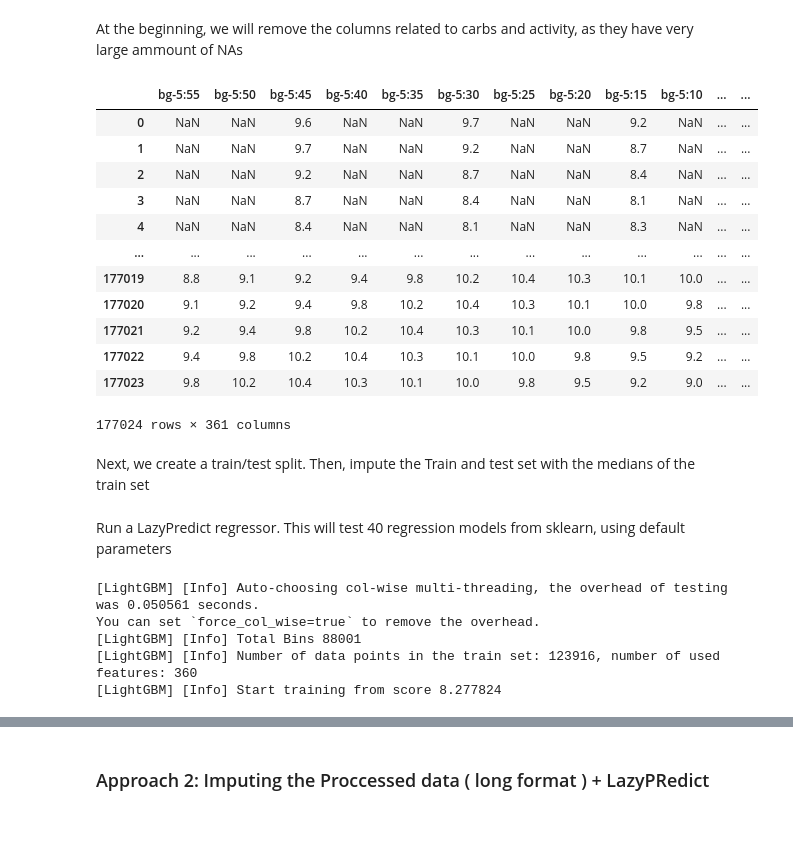
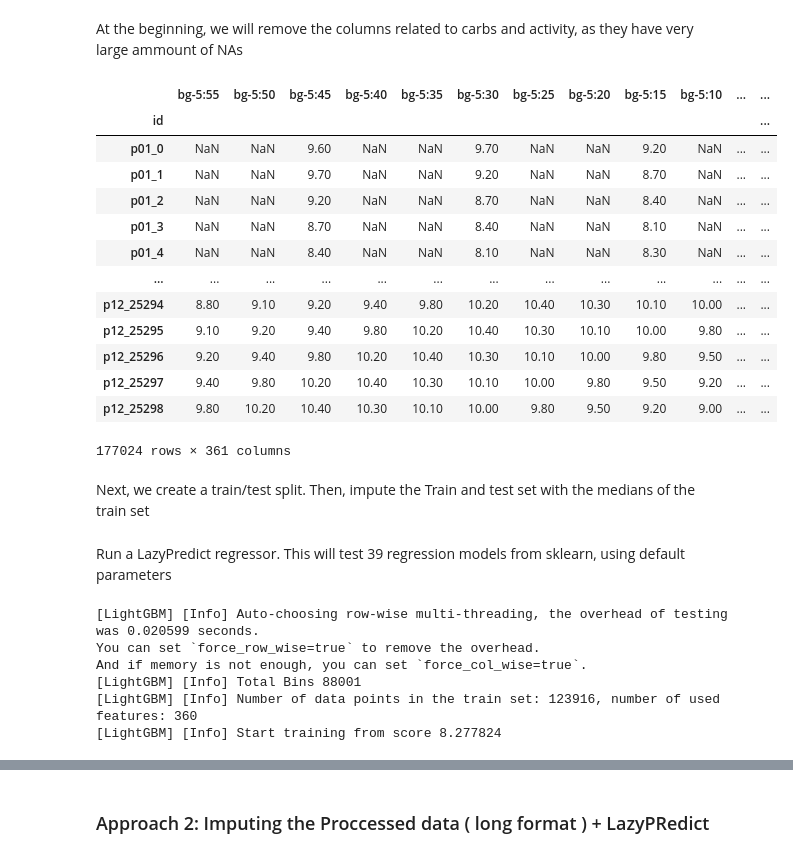
Before and after one commit to masaver/brist1d, a Jupyter notebook: notebooks/0.5-ms-preliminary_preprocessing_and_modeling.ipynb, the cells around one changed output, grey strips where cells are left out. Saved outputs shown, nothing was run; the diff lists cells and outputs as text; code cells hidden in the pictures; blank space fills up the shorter version.

```diff
--- a/notebooks/0.5-ms-preliminary_preprocessing_and_modeling.ipynb
+++ b/notebooks/0.5-ms-preliminary_preprocessing_and_modeling.ipynb
@@ -55,5 +26,5 @@ warnings.filterwarnings("ignore")
 # %%
 # Read the raw data
-train = pd.read_csv('../data/raw/train.csv')
+train = pd.read_csv( '../data/raw/train.csv' , index_col = 0 )
 train.head()
 # %% [output]
@@ -69,23 +41,24 @@ At the beginning, we will remove the columns related to carbs and activity, as t
 # %%
 cond = (train.columns.str.startswith('activity-')) | (train.columns.str.startswith('carbs-'))
 exclude_cols = train.columns[np.where(cond)[0]]
 
 # Also exclude the 'id','p_num' & 'time'
-train_s = train.drop(exclude_cols, axis=1).drop(['id', 'p_num', 'time'], axis=1)
+train_s = train.drop(exclude_cols, axis=1).drop(['p_num', 'time'], axis=1)
 train_s
 # %% [output]
 |  | bg-5:55 | bg-5:50 | bg-5:45 | bg-5:40 | bg-5:35 | bg-5:30 | bg-5:25 | bg-5:20 | bg-5:15 | bg-5:10 | ... | ... |
-| 0 | NaN | NaN | 9.6 | NaN | NaN | 9.7 | NaN | NaN | 9.2 | NaN | ... | ... |
-| 1 | NaN | NaN | 9.7 | NaN | NaN | 9.2 | NaN | NaN | 8.7 | NaN | ... | ... |
-| 2 | NaN | NaN | 9.2 | NaN | NaN | 8.7 | NaN | NaN | 8.4 | NaN | ... | ... |
-| 3 | NaN | NaN | 8.7 | NaN | NaN | 8.4 | NaN | NaN | 8.1 | NaN | ... | ... |
-| 4 | NaN | NaN | 8.4 | NaN | NaN | 8.1 | NaN | NaN | 8.3 | NaN | ... | ... |
+| id |  |  |  |  |  |  |  |  |  |  |  | ... |
+| p01_0 | NaN | NaN | 9.60 | NaN | NaN | 9.70 | NaN | NaN | 9.20 | NaN | ... | ... |
+| p01_1 | NaN | NaN | 9.70 | NaN | NaN | 9.20 | NaN | NaN | 8.70 | NaN | ... | ... |
+| p01_2 | NaN | NaN | 9.20 | NaN | NaN | 8.70 | NaN | NaN | 8.40 | NaN | ... | ... |
+| p01_3 | NaN | NaN | 8.70 | NaN | NaN | 8.40 | NaN | NaN | 8.10 | NaN | ... | ... |
+| p01_4 | NaN | NaN | 8.40 | NaN | NaN | 8.10 | NaN | NaN | 8.30 | NaN | ... | ... |
 | ... | ... | ... | ... | ... | ... | ... | ... | ... | ... | ... | ... | ... |
-| 177019 | 8.8 | 9.1 | 9.2 | 9.4 | 9.8 | 10.2 | 10.4 | 10.3 | 10.1 | 10.0 | ... | ... |
-| 177020 | 9.1 | 9.2 | 9.4 | 9.8 | 10.2 | 10.4 | 10.3 | 10.1 | 10.0 | 9.8 | ... | ... |
-| 177021 | 9.2 | 9.4 | 9.8 | 10.2 | 10.4 | 10.3 | 10.1 | 10.0 | 9.8 | 9.5 | ... | ... |
-| 177022 | 9.4 | 9.8 | 10.2 | 10.4 | 10.3 | 10.1 | 10.0 | 9.8 | 9.5 | 9.2 | ... | ... |
-| 177023 | 9.8 | 10.2 | 10.4 | 10.3 | 10.1 | 10.0 | 9.8 | 9.5 | 9.2 | 9.0 | ... | ... |
+| p12_25294 | 8.80 | 9.10 | 9.20 | 9.40 | 9.80 | 10.20 | 10.40 | 10.30 | 10.10 | 10.00 | ... | ... |
+| p12_25295 | 9.10 | 9.20 | 9.40 | 9.80 | 10.20 | 10.40 | 10.30 | 10.10 | 10.00 | 9.80 | ... | ... |
+| p12_25296 | 9.20 | 9.40 | 9.80 | 10.20 | 10.40 | 10.30 | 10.10 | 10.00 | 9.80 | 9.50 | ... | ... |
+| p12_25297 | 9.40 | 9.80 | 10.20 | 10.40 | 10.30 | 10.10 | 10.00 | 9.80 | 9.50 | 9.20 | ... | ... |
+| p12_25298 | 9.80 | 10.20 | 10.40 | 10.30 | 10.10 | 10.00 | 9.80 | 9.50 | 9.20 | 9.00 | ... | ... |
 177024 rows × 361 columns
 # %% [markdown]
 Next, we create a train/test split. Then, impute the Train and test set with the medians of the train set
@@ -100,15 +73,14 @@ medians = X_train.median(axis=0)
 X_train = X_train.fillna(medians)
 X_test = X_test.fillna(medians)
 # %% [markdown]
-Run a LazyPredict regressor. This will test 40 regression models from sklearn, using default parameters
+Run a LazyPredict regressor. This will test 39 regression models from sklearn, using default parameters
 # %%
-from lazypredict import LazyRegressor
-
-reg = LazyRegressor(verbose=0, ignore_warnings=False, custom_metric=None, regressors=regressors)
+reg = get_lazy_regressor()
 models, predictions = reg.fit(X_train, X_test, y_train, y_test)
 # %% [output]
-[LightGBM] [Info] Auto-choosing col-wise multi-threading, the overhead of testing was 0.050561 seconds.
-You can set `force_col_wise=true` to remove the overhead.
+[LightGBM] [Info] Auto-choosing row-wise multi-threading, the overhead of testing was 0.020599 seconds.
+You can set `force_row_wise=true` to remove the overhead.
+And if memory is not enough, you can set `force_col_wise=true`.
 [LightGBM] [Info] Total Bins 88001
 [LightGBM] [Info] Number of data points in the train set: 123916, number of used features: 360
 [LightGBM] [Info] Start training from score 8.277824
```
Also changed, not shown: parts of 15 cells of this notebook, 1 other file.
